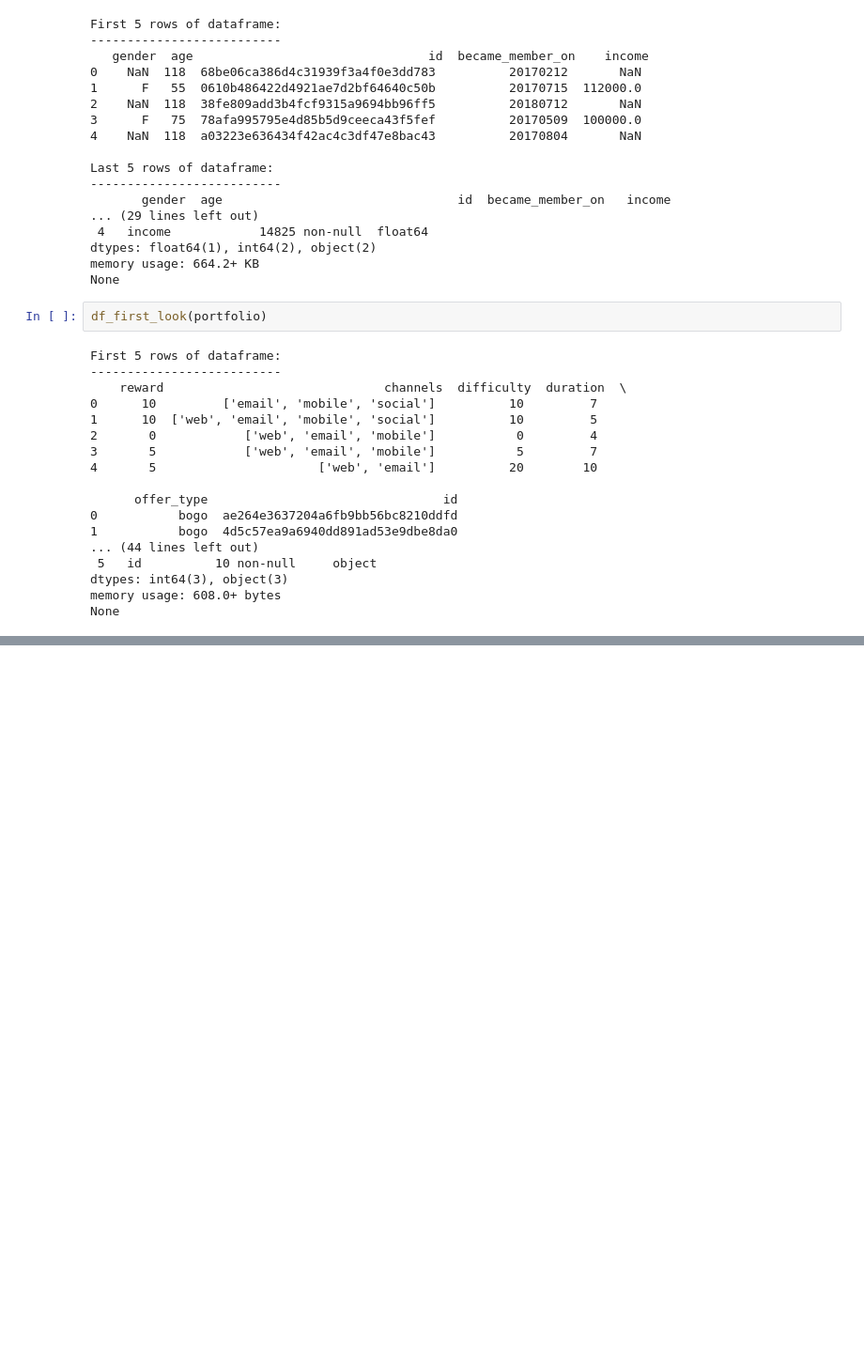
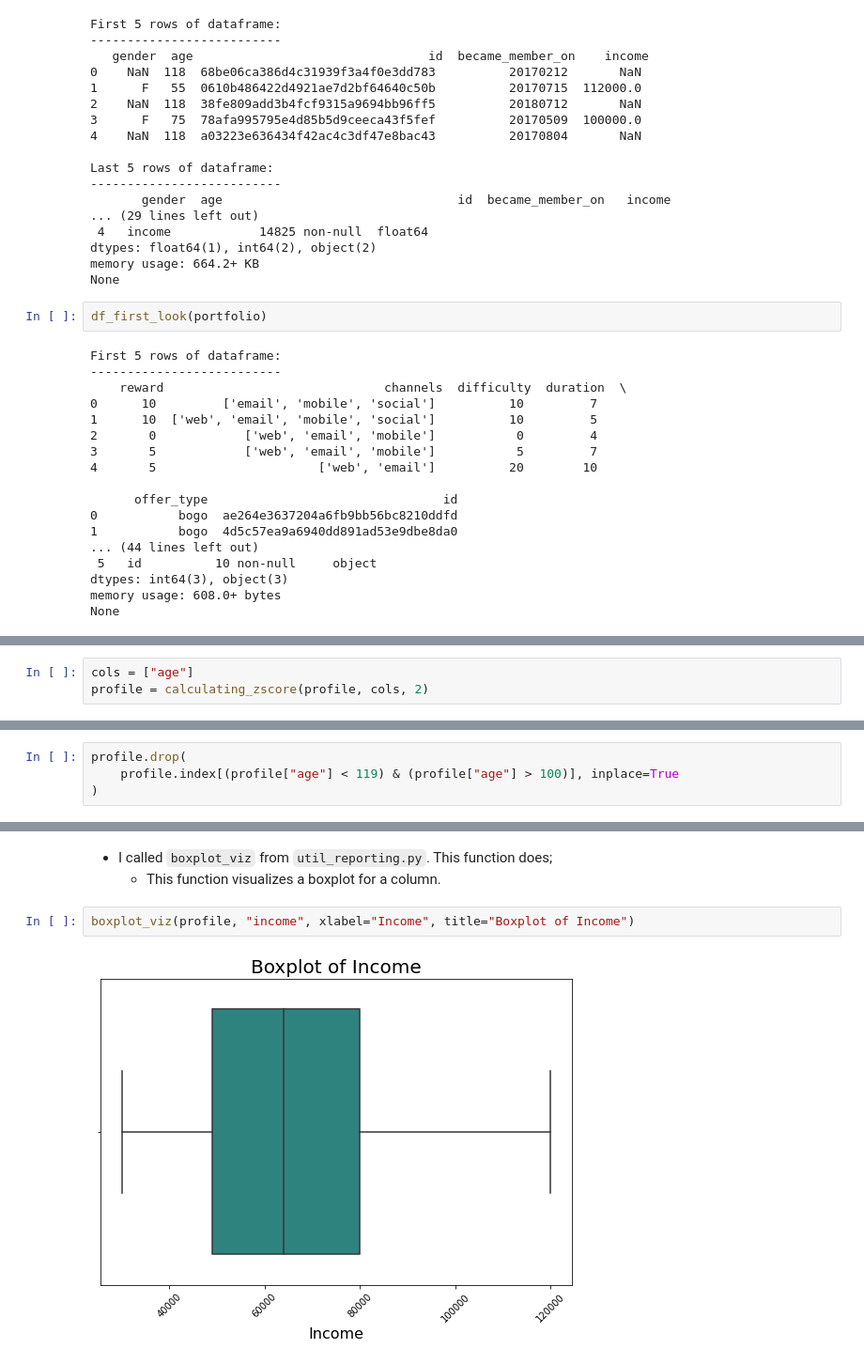
Before and after one commit to ElifKarakutukDinc/Starbucks-, a Jupyter notebook: Starbucks_customer.ipynb, the cells around one changed output, grey strips where cells are left out. Shown at 94% size. Drawn from its saved outputs; the diff is of its cells as text; blank space fills up the shorter version.

```diff
--- a/Starbucks_customer.ipynb
+++ b/Starbucks_customer.ipynb
@@ -176,0 +248,3 @@ None
+# %%
+cols = ["age"]
+profile = calculating_zscore(profile, cols, 2)
@@ -176,0 +284,4 @@ None
+# %%
+profile.drop(
+    profile.index[(profile["age"] < 119) & (profile["age"] > 100)], inplace=True
+)
@@ -176,0 +324,7 @@ None
+# %% [markdown]
+* I called `boxplot_viz` from `util_reporting.py`. This function does;
+    * This function visualizes a boxplot for a column.
+# %%
+boxplot_viz(profile, "income", xlabel="Income", title="Boxplot of Income")
+# %% [output]
+[figure, added]
```
Also changed, not shown: parts of 49 cells of this notebook.
